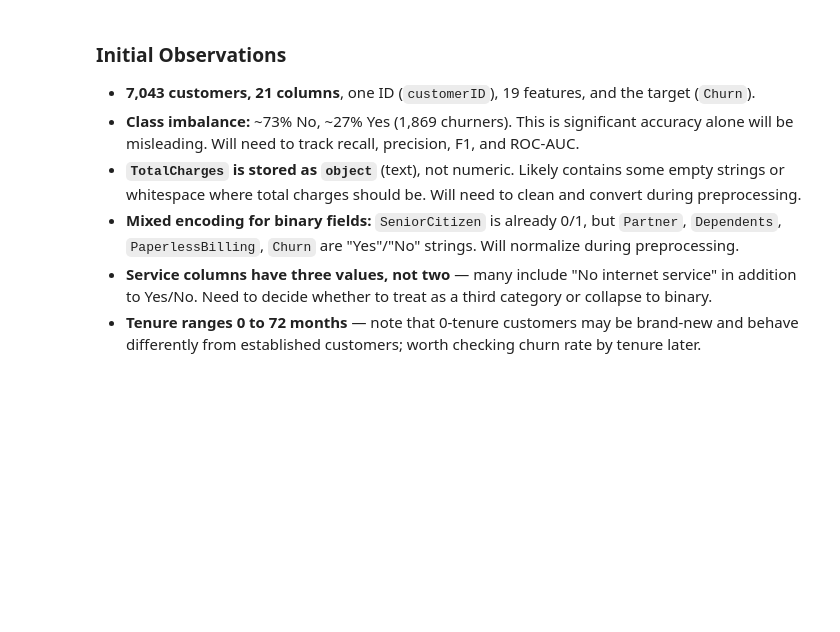
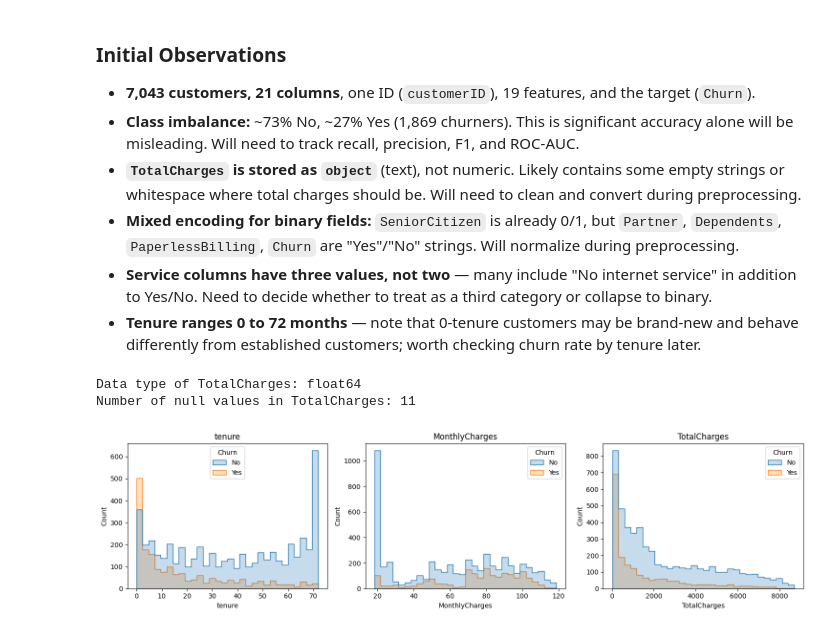
Before and after one commit to ZakkiShah5/telco-churn-prediction, a Jupyter notebook: notebooks/01_eda_modeling.ipynb, the cells around one changed output. Cells and saved outputs as stored; diff of their text form; code cells hidden in the pictures; blank space fills up the shorter version.

Commit message:
feat: full EDA - distributions, churn rates, correlations

```diff
--- a/notebooks/01_eda_modeling.ipynb
+++ b/notebooks/01_eda_modeling.ipynb
@@ -56,3 +57,21 @@ Name: proportion, dtype: float64
 - **Mixed encoding for binary fields:** `SeniorCitizen` is already 0/1, but `Partner`, `Dependents`, `PaperlessBilling`, `Churn` are "Yes"/"No" strings. Will normalize during preprocessing.
 - **Service columns have three values, not two** — many include "No internet service" in addition to Yes/No. Need to decide whether to treat as a third category or collapse to binary.
 - **Tenure ranges 0 to 72 months** — note that 0-tenure customers may be brand-new and behave differently from established customers; worth checking churn rate by tenure later.
+# %%
+df["TotalCharges"] = pd.to_numeric(df["TotalCharges"], errors='coerce')
+print("Data type of TotalCharges:", df["TotalCharges"].dtype)
+print("Number of null values in TotalCharges:", df["TotalCharges"].isnull().sum())
+# %% [output]
+Data type of TotalCharges: float64
+Number of null values in TotalCharges: 11
+# %%
+fig, axes = plt.subplots(1, 3, figsize=(15, 4))
+
+for i, col in enumerate(['tenure', 'MonthlyCharges', 'TotalCharges']):
+    sns.histplot(data=df, x=col, hue='Churn', bins=30, ax=axes[i], element='step')
+    axes[i].set_title(col)
+
+plt.tight_layout()
+plt.show()
+# %% [output]
+[figure, added]
```
Also changed, not shown: parts of 4 cells of this notebook, 1 other file.
